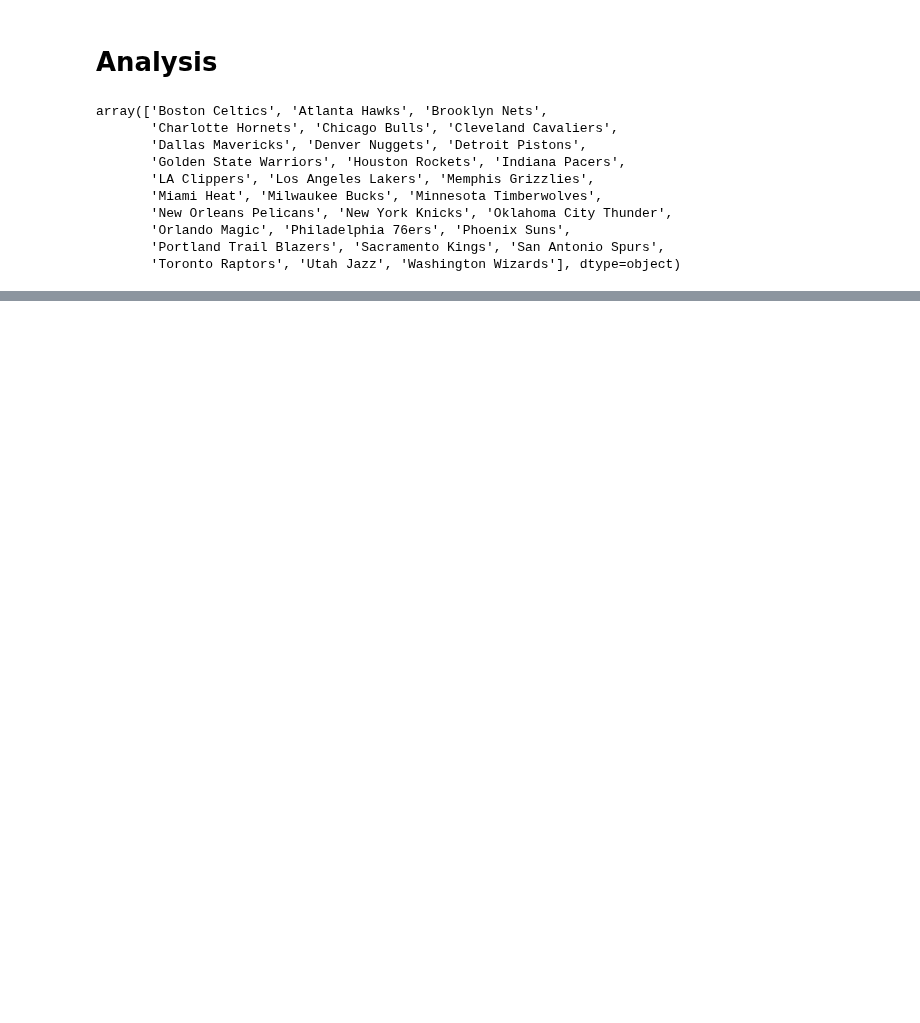
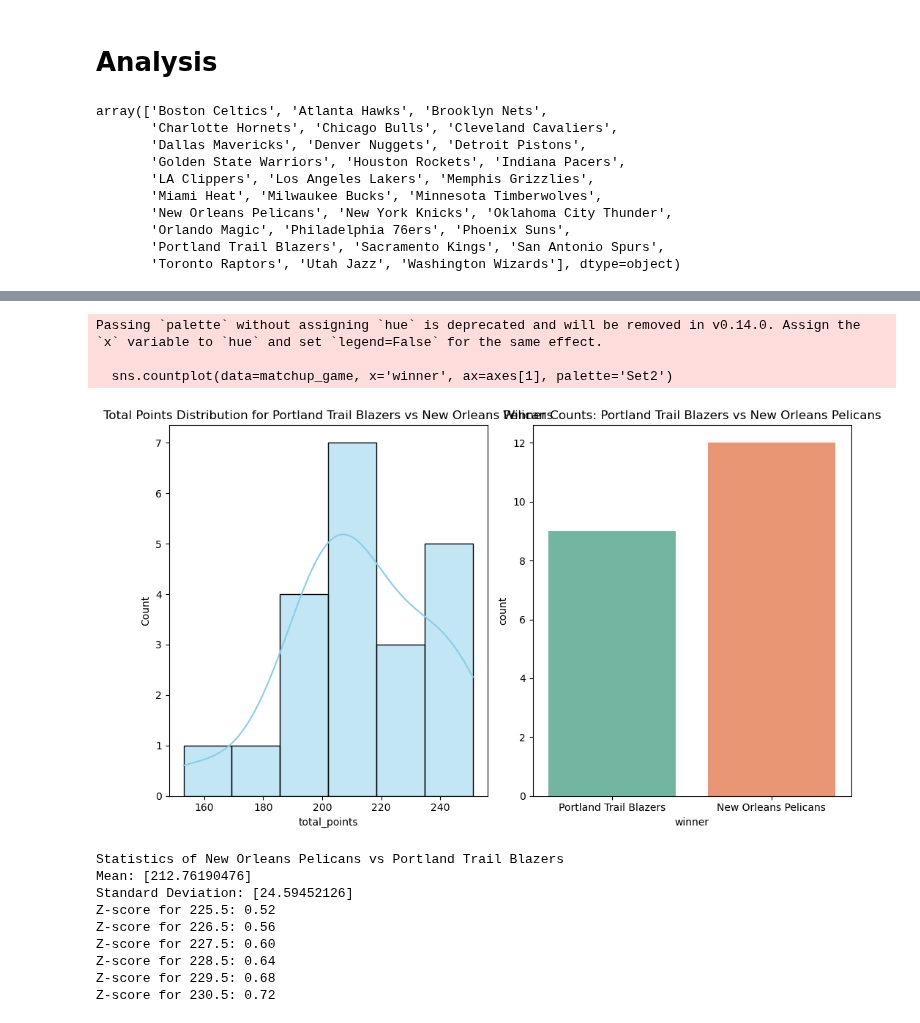
Before and after one commit to VincentGordon-Data-Analyst/nba-api, a Jupyter notebook: nba-analysis.ipynb, the cells around one changed output, grey strips where cells are left out. Saved outputs shown, nothing was run; the diff lists cells and outputs as text; code cells hidden in the pictures; blank space fills up the shorter version.

Commit message:
Looking at zcores for under/over

```diff
--- a/nba-analysis.ipynb
+++ b/nba-analysis.ipynb
@@ -110,10 +111,6 @@ df
 # Analysis
 # %%
 def possible_outcome(dataframe, away_team, home_team):
-    # Get team names from user input
-    # away_team = input("Enter the visitor team:")
-    # home_team = input("Enter the home team")
-
     # Filter the dataframe for the specific matchup
     matchup_game = dataframe.loc[(dataframe['visitor'] == away_team) & (dataframe['home'] == home_team)].copy()
 
@@ -123,15 +120,36 @@ def possible_outcome(dataframe, away_team, home_team):
     # Determine the winner
     matchup_game['winner'] = matchup_game.apply(lambda row: home_team if row['home_points'] > row['visitor_points']  else away_team, axis=1)
 
+    # Create side-by-side plots
+    fig, axes = plt.subplots(1, 2, figsize=(10, 6))
+
     # Plot total points distribution with a KDE
-    sns.displot(data=matchup_game, x='total_points', kde=True)
-    plt.title(f'Total Points Distribution for {home_team} vs {away_team}')
+    sns.histplot(data=matchup_game, x='total_points', kde=True, ax=axes[0], color="skyblue")
+    axes[0].set_title(f'Total Points Distribution for {home_team} vs {away_team}')
+
+    # Plot the winner count
+    sns.countplot(data=matchup_game, x='winner', ax=axes[1], palette='Set2')
+    axes[1].set_title(f'Winner Counts: {home_team} vs {away_team}')
+
+    # Display the plots
+    plt.tight_layout()
     plt.show()
 
-    # Plot the winner count
-    sns.countplot(matchup_game, x='winner')
-    plt.title(f'Winner Counts: {home_team} vs {away_team}')
-    plt.show()
+
+    # Calculate a z-score from a provided mean and standard deviation
+    mean = matchup_game.groupby('visitor')['total_points'].mean().values
+    standard_deviation = matchup_game.groupby('visitor')['total_points'].std().values
+    under_over_lines = [225.5, 226.5, 227.5, 228.5, 229.5, 230.5]
+
+    print(f'Statistics of {away_team} vs {home_team}')
+    print(f'Mean: {mean}')
+    print(f'Standard Deviation: {standard_deviation}')
+
+
+
+    for value in under_over_lines:
+        zscore = statistics.NormalDist(mean, standard_deviation).zscore(value)
+        print(f'Z-score for {value}: {zscore:.2f}')
 
     return matchup_game
 # %%
@@ -172,0 +169,16 @@ possible_outcome(df, 'Oklahoma City Thunder', 'Denver Nuggets')
+# %%
+possible_outcome(df,  'New Orleans Pelicans', 'Portland Trail Blazers')
+# %% [output]
+Passing `palette` without assigning `hue` is deprecated and will be removed in v0.14.0. Assign the `x` variable to `hue` and set `legend=False` for the same effect.
+
+  sns.countplot(data=matchup_game, x='winner', ax=axes[1], palette='Set2')
+[figure, added]
+Statistics of New Orleans Pelicans vs Portland Trail Blazers
+Mean: [212.76190476]
+Standard Deviation: [24.59452126]
+Z-score for 225.5: 0.52
+Z-score for 226.5: 0.56
+Z-score for 227.5: 0.60
+Z-score for 228.5: 0.64
+Z-score for 229.5: 0.68
+Z-score for 230.5: 0.72
```
Also changed, not shown: parts of 8 cells of this notebook, 4 other files.
